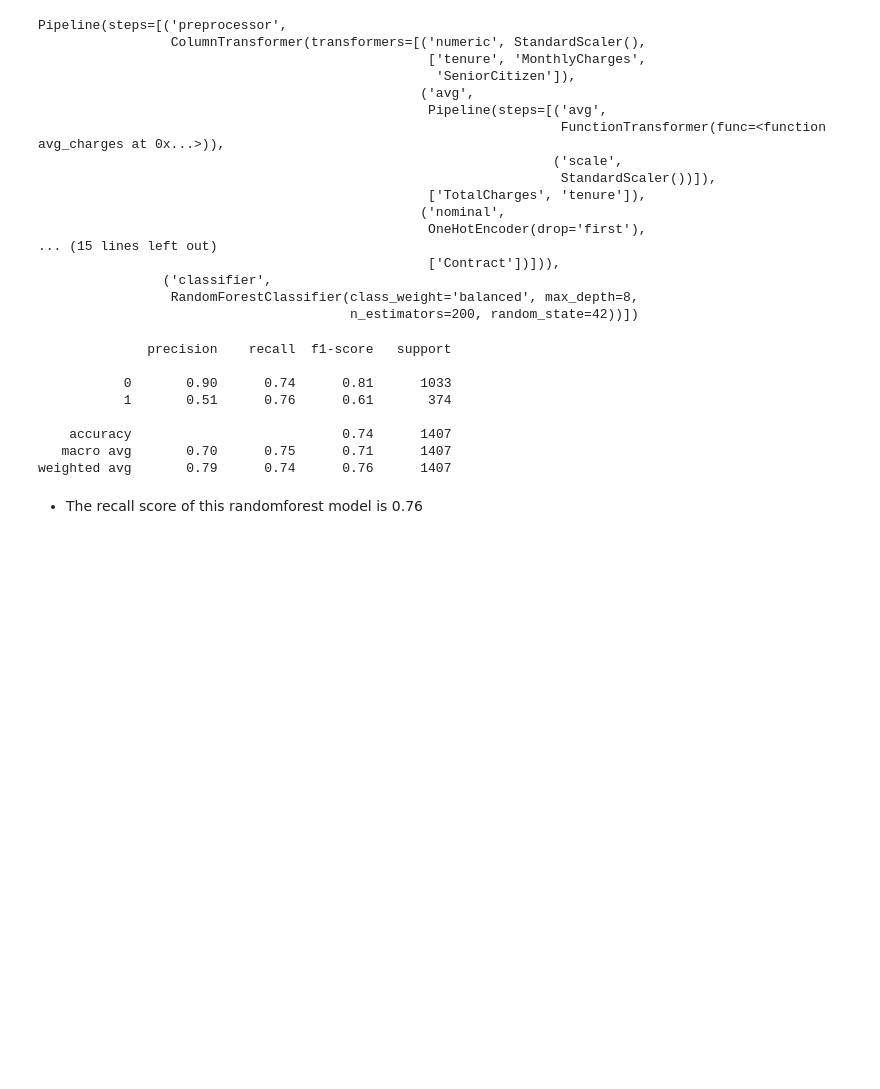
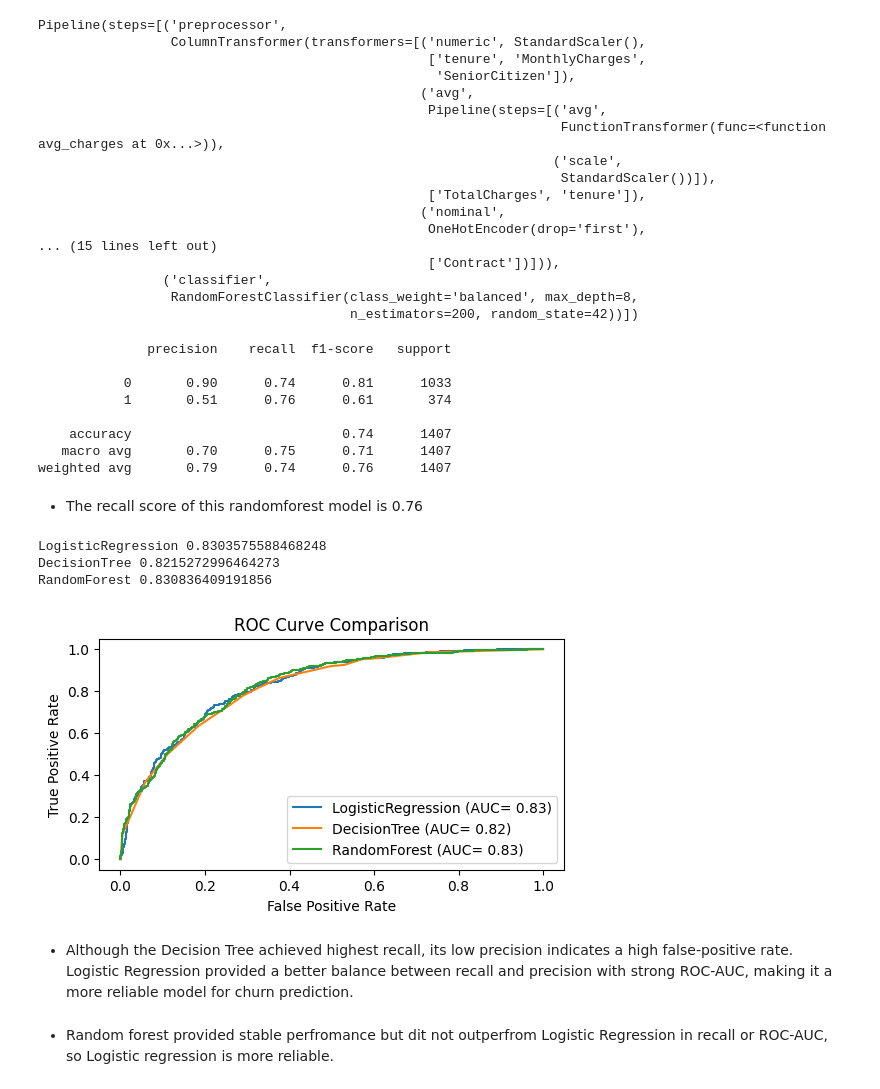
Before and after one commit to AjitaGiri/Customer_Churn_Prediction, a Jupyter notebook: notebook/model_training.ipynb, the cells around one changed output. Drawn from its saved outputs; the diff is of its cells as text; code cells hidden in the pictures; blank space fills up the shorter version.

Commit message:
Complete model training

```diff
--- a/notebook/model_training.ipynb
+++ b/notebook/model_training.ipynb
@@ -297,0 +301,26 @@ weighted avg       0.79      0.74      0.76      1407
+# %%
+from sklearn.metrics import roc_auc_score
+
+plt.figure(figsize=(6,3))
+
+for name,model in {'LogisticRegression': clf_bal,'DecisionTree':dt_clf,'RandomForest':rf_clf}.items():
+    y_prob=model.predict_proba(X_test)[:,1]
+    fpr,tpr,_=roc_curve(y_test,y_prob)
+    roc_auc=auc(fpr,tpr)
+    plt.plot(fpr,tpr,label=f'{name} (AUC= {roc_auc:.2f})')
+    print(name,roc_auc_score(y_test,y_prob))
+
+plt.xlabel('False Positive Rate')
+plt.ylabel('True Positive Rate')
+plt.title('ROC Curve Comparison')
+plt.legend()
+plt.show()
+# %% [output]
+LogisticRegression 0.8303575588468248
+DecisionTree 0.8215272996464273
+RandomForest 0.830836409191856
+[figure, added]
+# %% [markdown]
+- Although the Decision Tree achieved highest recall, its low precision indicates a high false-positive rate. Logistic Regression provided a better balance between recall and precision with strong ROC-AUC, making it a more reliable model for churn prediction.
+# %% [markdown]
+- Random forest provided stable perfromance but dit not outperfrom Logistic Regression in recall or ROC-AUC, so Logistic regression is more reliable.
```
Also changed, not shown: parts of 2 cells of this notebook.
